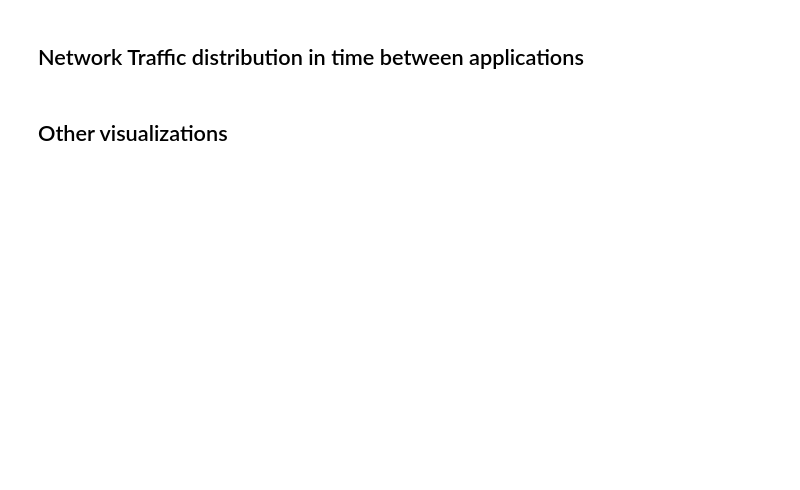
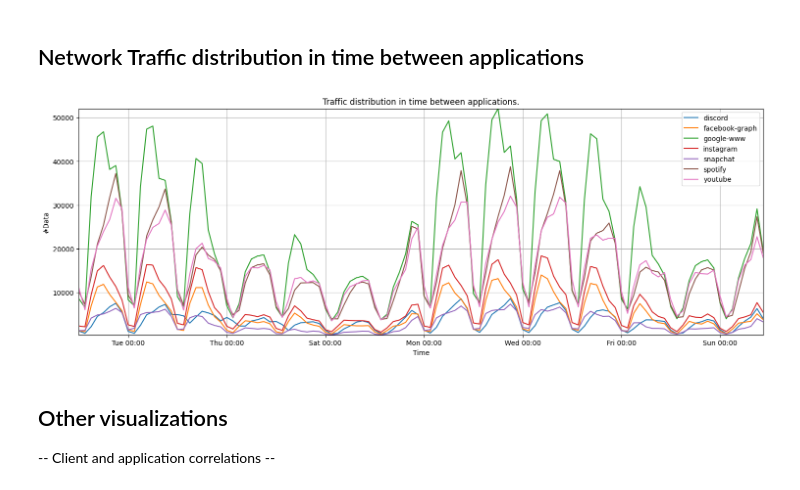
Before and after one commit to FlowFrontiers/FL-QUIC-TC, a Jupyter notebook: 2-dataset-visualizations.ipynb, the cells around one changed output. Drawn from its saved outputs; the diff is of its cells as text; code cells hidden in the pictures; blank space fills up the shorter version.

```diff
--- a/2-dataset-visualizations.ipynb
+++ b/2-dataset-visualizations.ipynb
@@ -90,41 +91,37 @@ plt.show()
 # %%
 import pandas as pd
 
 plt.figure(figsize=(18,6))
 plt.gca().xaxis.set_major_formatter(plt.matplotlib.dates.DateFormatter('%a %H:%M'))
 
 for app in int_to_cls.values():
 
     df_org = df[df["APP"] == app]
 
+    # Order by TIME_LAST timestamps.
     df_org.loc[:, 'TIME_LAST'] = pd.to_datetime(df_org['TIME_LAST'], format="%Y-%m-%dT%H:%M:%S.%f", errors='coerce')
     df_org = df_org.dropna(subset=['TIME_LAST'])
     df_org = df_org.set_index('TIME_LAST')
     df_org = df_org.sort_values(by='TIME_LAST')
 
+    # Rolling window with 3h window and 3h step.
     X = '3h'
-    Y = '3h'
-
-
-    time_windows = df_org.resample(Y).count()
-
-    # A csúszó időablakokat létrehozzuk
-    rolling_counts = time_windows.rolling(X, min_periods=1).sum()
-
+    time_windows = df_org.resample(X).count()
     plt.plot(time_windows.index, time_windows.iloc[:, 0], label=f'{app}')
 
-    del time_windows, df_org
-
-# X tengely formázása: csak HH:MM jelenjen meg
 plt.xlabel("Time")
 plt.ylabel("#Data")
 plt.title("Traffic distribution in time between applications.")
 plt.legend()
 plt.grid()
 plt.margins(0)
 plt.show()
+# %% [output]
+[figure, added]
 # %% [markdown]
 ## Other visualizations
+
+-- Client and application correlations --
 # %%
 import pandas as pd
 
```
Also changed, not shown: parts of 7 cells of this notebook.
